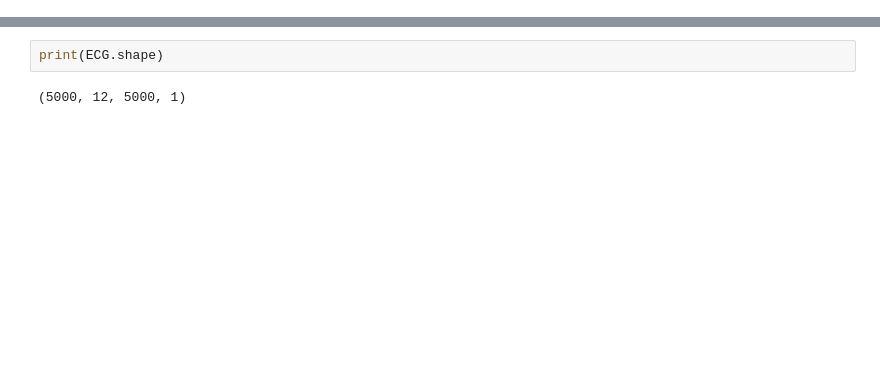
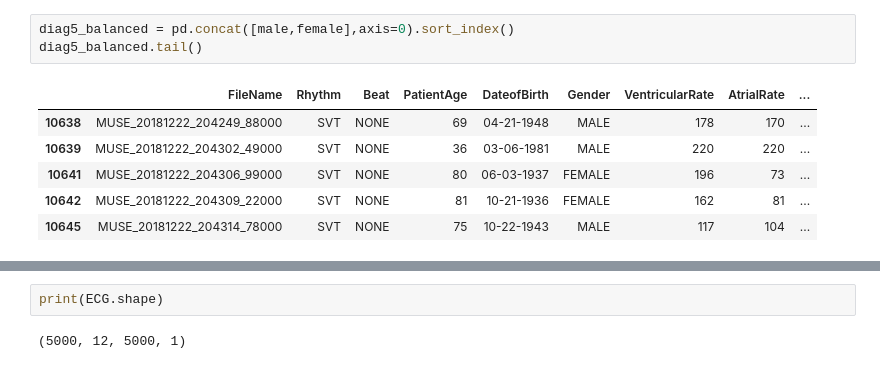
Before and after one commit to JungMinSeung/ECGProject, a Jupyter notebook: ECG_Gender_Predict.ipynb, the cells around one changed output, grey strips where cells are left out. Saved outputs shown, nothing was run; the diff lists cells and outputs as text; blank space fills up the shorter version.

```diff
--- a/ECG_Gender_Predict.ipynb
+++ b/ECG_Gender_Predict.ipynb
@@ -39 +35,11 @@ diag
+# %%
+diag5_balanced = pd.concat([male,female],axis=0).sort_index()
+diag5_balanced.tail()
+# %% [output]
+|  | FileName | Rhythm | Beat | PatientAge | DateofBirth | Gender | VentricularRate | AtrialRate | ... |
+| 10638 | MUSE_20181222_204249_88000 | SVT | NONE | 69 | 04-21-1948 | MALE | 178 | 170 | ... |
+| 10639 | MUSE_20181222_204302_49000 | SVT | NONE | 36 | 03-06-1981 | MALE | 220 | 220 | ... |
+| 10641 | MUSE_20181222_204306_99000 | SVT | NONE | 80 | 06-03-1937 | FEMALE | 196 | 73 | ... |
+| 10642 | MUSE_20181222_204309_22000 | SVT | NONE | 81 | 10-21-1936 | FEMALE | 162 | 81 | ... |
+| 10645 | MUSE_20181222_204314_78000 | SVT | NONE | 75 | 10-22-1943 | MALE | 117 | 104 | ... |
 # %%
```
Also changed, not shown: parts of 36 cells of this notebook.
